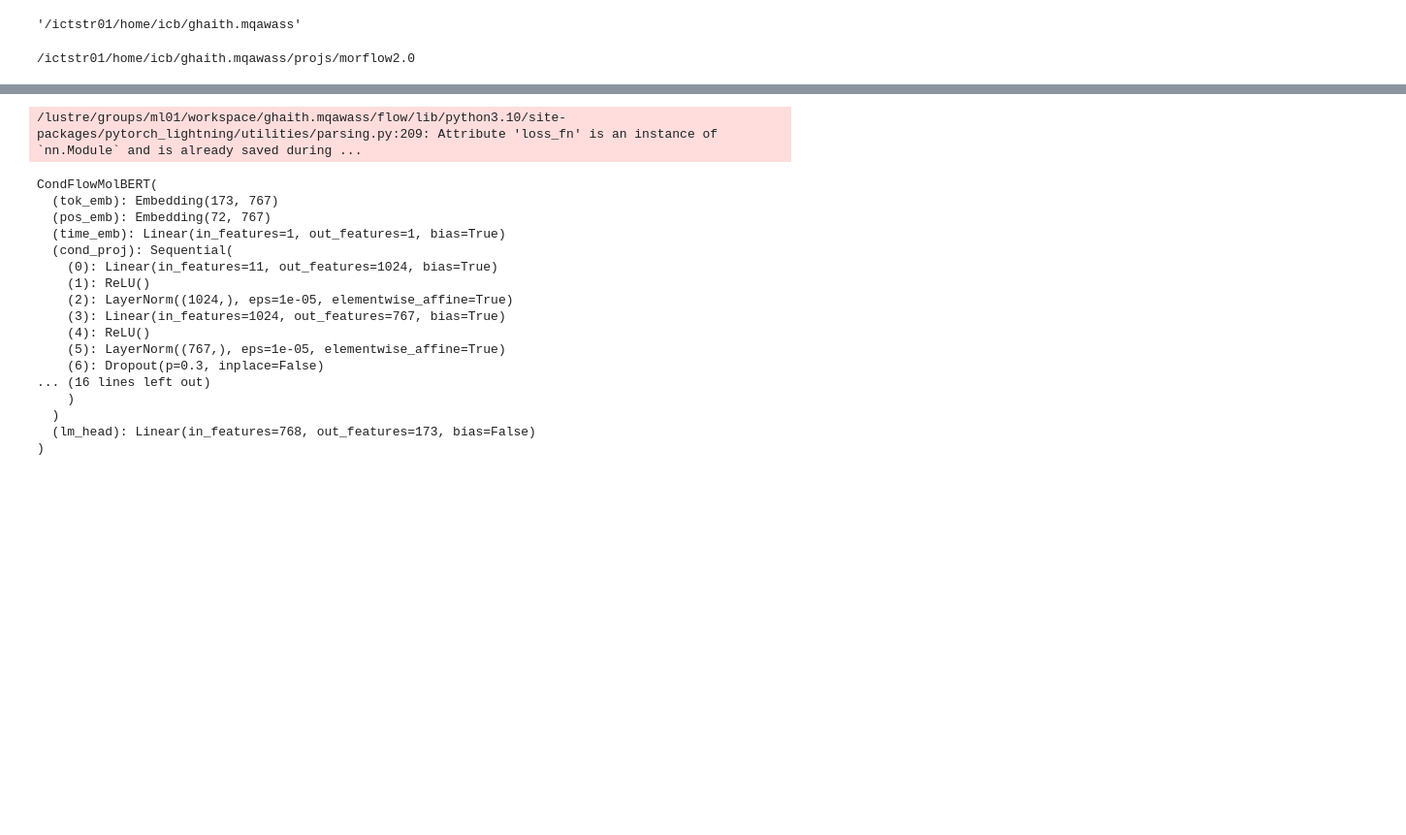
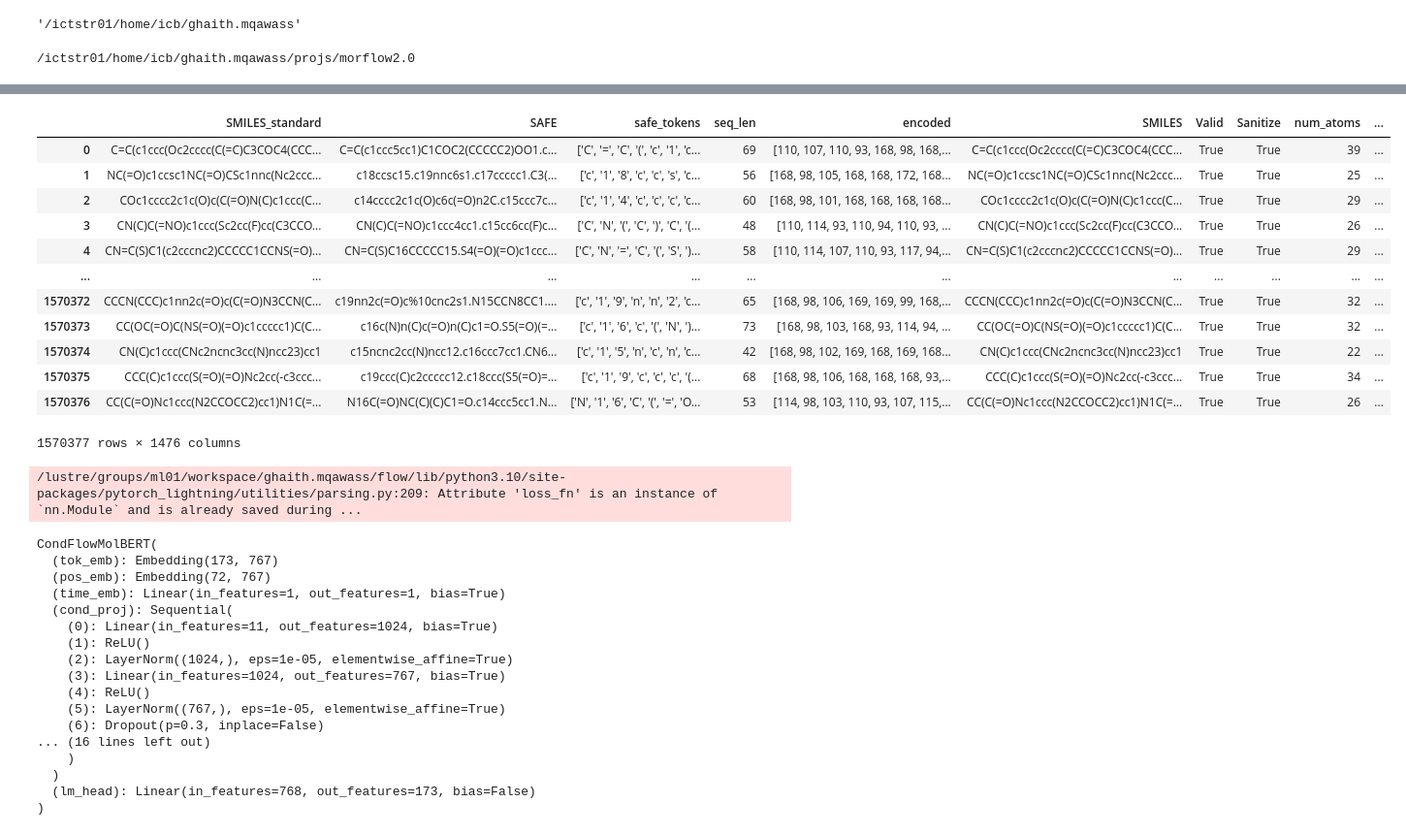
Before and after one commit to harrylaucngd/MSFlow, a Jupyter notebook: explore.ipynb, the cells around one changed output, grey strips where cells are left out. Shown at 97% size. Saved outputs shown, nothing was run; the diff lists cells and outputs as text; code cells hidden in the pictures; blank space fills up the shorter version.

```diff
--- a/explore.ipynb
+++ b/explore.ipynb
@@ -329,5 +346,5 @@ from tqdm import tqdm
 import numpy as np
 # %%
 # df_cond = pd.read_parquet('/lustre/groups/ml01/workspace/ghaith.mqawass/2025_ghaith_de_novo_design/data/train_set_30kcpds_normalized_profiles.parquet')
-# df = pd.read_parquet('/lustre/groups/ml01/workspace/ghaith.mqawass/2025_ghaith_de_novo_design/data/df_main_wconditions.parquet')
-df= pd.read_parquet('/lustre/groups/ml01/workspace/ghaith.mqawass/2025_ghaith_de_novo_design/data/df_with_chem_props.parquet')
+df = pd.read_parquet('/lustre/groups/ml01/workspace/ghaith.mqawass/2025_ghaith_de_novo_design/data/df_main_wconditions.parquet')
+# df= pd.read_parquet('/lustre/groups/ml01/workspace/ghaith.mqawass/2025_ghaith_de_novo_design/data/df_with_chem_props.parquet')
@@ -333,0 +367,16 @@ df= pd.read_parquet('/lustre/groups/ml01/workspace/ghaith.mqawass/2025_ghaith_de
+# %%
+df
+# %% [output]
+|  | SMILES_standard | SAFE | safe_tokens | seq_len | encoded | SMILES | Valid | Sanitize | num_atoms | ... |
+| 0 | C=C(c1ccc(Oc2cccc(C(=C)C3COC4(CCC... | C=C(c1ccc5cc1)C1COC2(CCCCC2)OO1.c... | ['C', '=', 'C', '(', 'c', '1', 'c... | 69 | [110, 107, 110, 93, 168, 98, 168,... | C=C(c1ccc(Oc2cccc(C(=C)C3COC4(CCC... | True | True | 39 | ... |
+| 1 | NC(=O)c1ccsc1NC(=O)CSc1nnc(Nc2ccc... | c18ccsc15.c19nnc6s1.c17ccccc1.C3(... | ['c', '1', '8', 'c', 'c', 's', 'c... | 56 | [168, 98, 105, 168, 168, 172, 168... | NC(=O)c1ccsc1NC(=O)CSc1nnc(Nc2ccc... | True | True | 25 | ... |
+| 2 | COc1cccc2c1c(O)c(C(=O)N(C)c1ccc(C... | c14cccc2c1c(O)c6c(=O)n2C.c15ccc7c... | ['c', '1', '4', 'c', 'c', 'c', 'c... | 60 | [168, 98, 101, 168, 168, 168, 168... | COc1cccc2c1c(O)c(C(=O)N(C)c1ccc(C... | True | True | 29 | ... |
+| 3 | CN(C)C(=NO)c1ccc(Sc2cc(F)cc(C3CCO... | CN(C)C(=NO)c1ccc4cc1.c15cc6cc(F)c... | ['C', 'N', '(', 'C', ')', 'C', '(... | 48 | [110, 114, 93, 110, 94, 110, 93, ... | CN(C)C(=NO)c1ccc(Sc2cc(F)cc(C3CCO... | True | True | 26 | ... |
+| 4 | CN=C(S)C1(c2cccnc2)CCCCC1CCNS(=O)... | CN=C(S)C16CCCCC15.S4(=O)(=O)c1ccc... | ['C', 'N', '=', 'C', '(', 'S', ')... | 58 | [110, 114, 107, 110, 93, 117, 94,... | CN=C(S)C1(c2cccnc2)CCCCC1CCNS(=O)... | True | True | 29 | ... |
+| ... | ... | ... | ... | ... | ... | ... | ... | ... | ... | ... |
+| 1570372 | CCCN(CCC)c1nn2c(=O)c(C(=O)N3CCN(C... | c19nn2c(=O)c%10cnc2s1.N15CCN8CC1.... | ['c', '1', '9', 'n', 'n', '2', 'c... | 65 | [168, 98, 106, 169, 169, 99, 168,... | CCCN(CCC)c1nn2c(=O)c(C(=O)N3CCN(C... | True | True | 32 | ... |
+| 1570373 | CC(OC(=O)C(NS(=O)(=O)c1ccccc1)C(C... | c16c(N)n(C)c(=O)n(C)c1=O.S5(=O)(=... | ['c', '1', '6', 'c', '(', 'N', ')... | 73 | [168, 98, 103, 168, 93, 114, 94, ... | CC(OC(=O)C(NS(=O)(=O)c1ccccc1)C(C... | True | True | 32 | ... |
+| 1570374 | CN(C)c1ccc(CNc2ncnc3cc(N)ncc23)cc1 | c15ncnc2cc(N)ncc12.c16ccc7cc1.CN6... | ['c', '1', '5', 'n', 'c', 'n', 'c... | 42 | [168, 98, 102, 169, 168, 169, 168... | CN(C)c1ccc(CNc2ncnc3cc(N)ncc23)cc1 | True | True | 22 | ... |
+| 1570375 | CCC(C)c1ccc(S(=O)(=O)Nc2cc(-c3ccc... | c19ccc(C)c2ccccc12.c18ccc(S5(=O)=... | ['c', '1', '9', 'c', 'c', 'c', '(... | 68 | [168, 98, 106, 168, 168, 168, 93,... | CCC(C)c1ccc(S(=O)(=O)Nc2cc(-c3ccc... | True | True | 34 | ... |
+| 1570376 | CC(C(=O)Nc1ccc(N2CCOCC2)cc1)N1C(=... | N16C(=O)NC(C)(C)C1=O.c14ccc5cc1.N... | ['N', '1', '6', 'C', '(', '=', 'O... | 53 | [114, 98, 103, 110, 93, 107, 115,... | CC(C(=O)Nc1ccc(N2CCOCC2)cc1)N1C(=... | True | True | 26 | ... |
+1570377 rows × 1476 columns
```
Also changed, not shown: parts of 18 cells of this notebook, 4 other files.
